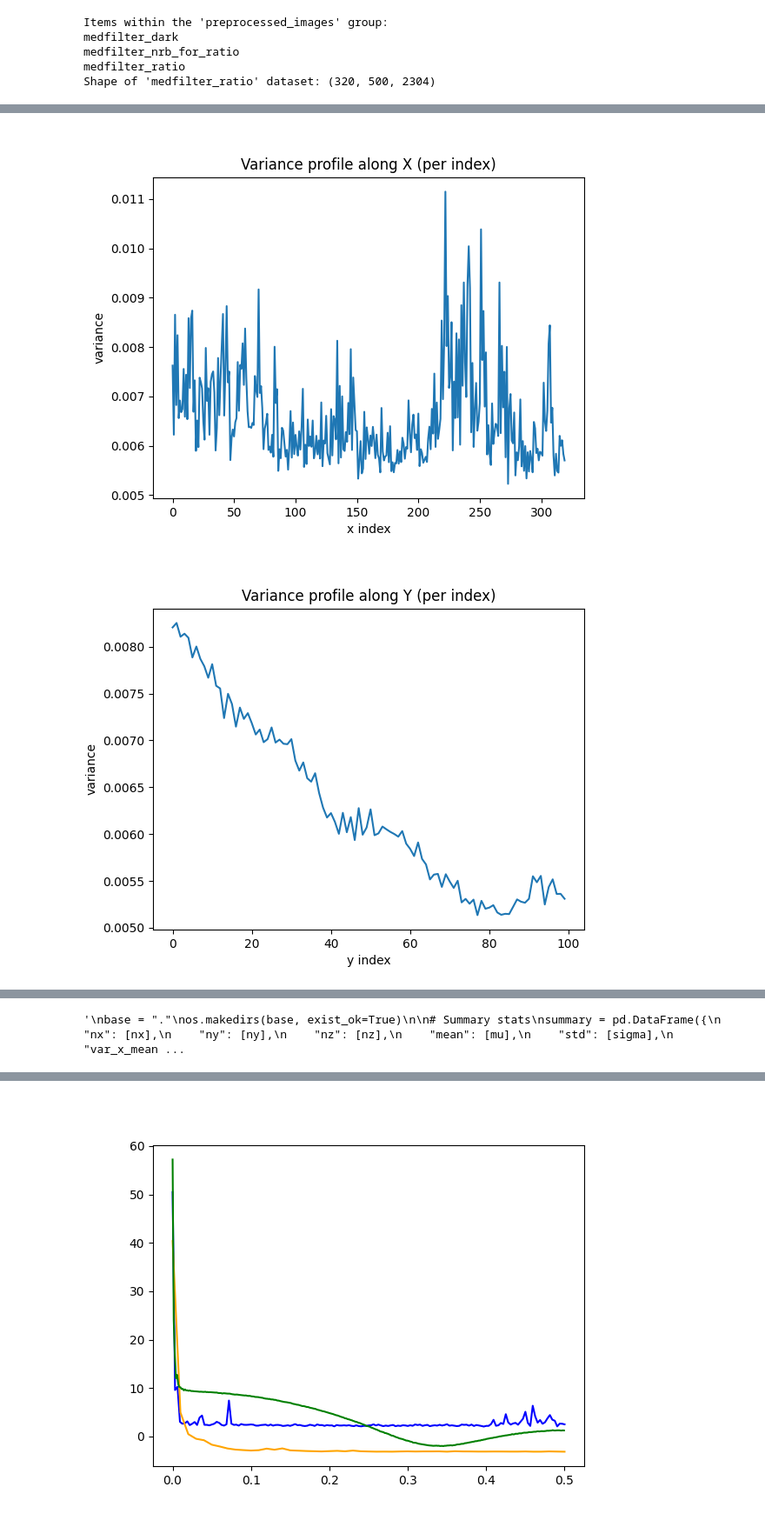
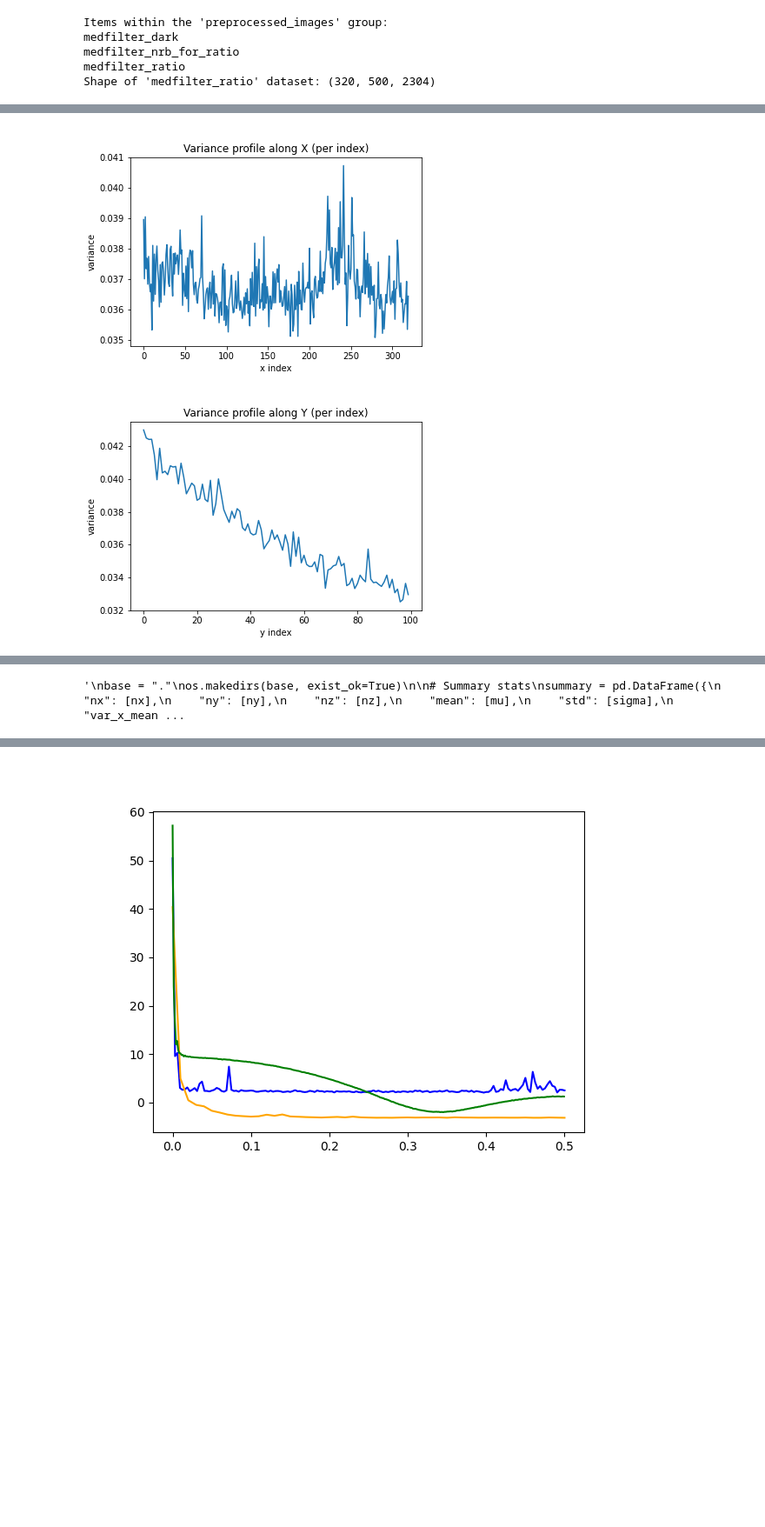
Before and after one commit to hxu-256/BCARS_N2N, a Jupyter notebook: denoise/noise_characterization.ipynb, the cells around one changed output, grey strips where cells are left out. Shown at 87% size. Saved outputs shown, nothing was run; the diff lists cells and outputs as text; code cells hidden in the pictures; blank space fills up the shorter version.

```diff
--- a/denoise/noise_characterization.ipynb
+++ b/denoise/noise_characterization.ipynb
@@ -8,7 +8,7 @@ from crikit.preprocess.denoise import SVDDecompose, SVDRecompose
 from crikit.cri.kk import KramersKronig
 from crikit.cri.error_correction import PhaseErrCorrectALS
 # %%
-DATA_FOLDER = "."
+DATA_FOLDER = "../data"
 filename = "preprocessed_medfilter_05072025_NR_dhs-3-gfp_AD_03.h5"
 f = h5py.File(os.path.join(DATA_FOLDER,filename), 'r')
 # Access the group
@@ -23,7 +23,7 @@ ratio = f['preprocessed_images/medfilter_ratio']
 
 # Print the shape of the extracted dataset
 print("Shape of 'medfilter_ratio' dataset:", ratio.shape)
-attrs = get_attrs_dset(filename, 'preprocessed_images/medfilter_ratio')
+attrs = get_attrs_dset(f, 'preprocessed_images/medfilter_ratio')
 # %% [output]
 Items within the 'preprocessed_images' group:
 medfilter_dark
@@ -44,7 +44,7 @@ wn = 1/converted_nm - 1/probe
 # %%
 
 # Select wn values between 400 and 1800
-wn_mask = (wn >= 400) & (wn <= 1800)
+wn_mask = (wn >= 400) & (wn <= 3400)
 wn_selected = wn[wn_mask]
 indices = np.where(wn_mask)[0]
 ratio_selected = ratio[:, :, indices]
@@ -138,7 +138,7 @@ def ensure_img() -> np.ndarray:
     cube = ar + stripe
     return cube
 
-def variance_profiles(cube: np.ndarray) -> Tuple[np.ndarray, np.ndarray, np.ndarray]:
+def  variance_profiles(cube: np.ndarray) -> Tuple[np.ndarray, np.ndarray, np.ndarray]:
     var_x = np.var(cube, axis=(1,2))
     var_y = np.var(cube, axis=(0,2))
     var_z = np.var(cube, axis=(0,1))
@@ -275,7 +275,7 @@ plt.ylabel("variance")
 plt.show()
 
 plt.figure()
-plt.plot(var_z)
+plt.plot(wn_selected, var_z)
 plt.title("Variance profile along Z (per index)")
 plt.xlabel("z index")
 plt.ylabel("variance")
@@ -362,32 +362,32 @@ summary.to_csv(summary_csv, index=False)
 
 # ACF CSVs
 acf_x_csv = save_csv(os.path.join(base, "acf_x.csv"), ["lag", "acf"], np.vstack([lags_x, acf_x]).T if acf_x.size else np.zeros((0,2)))
 acf_y_csv = save_csv(os.path.join(base, "acf_y.csv"), ["lag", "acf"], np.vstack([lags_y, acf_y]).T if acf_y.size else np.zeros((0,2)))
 acf_z_csv = save_csv(os.path.join(base, "acf_z.csv"), ["lag", "acf"], np.vstack([lags_z, acf_z]).T if acf_z.size else np.zeros((0,2)))
 
 # PSD CSVs
 psd_x_csv = save_csv(os.path.join(base, "psd_x.csv"), ["freq", "power"], np.vstack([freq_x, psd_x]).T)
 psd_y_csv = save_csv(os.path.join(base, "psd_y.csv"), ["freq", "power"], np.vstack([freq_y, psd_y]).T)
 psd_z_csv = save_csv(os.path.join(base, "psd_z.csv"), ["freq", "power"], np.vstack([freq_z, psd_z]).T)
 
 # SVD CSV
 svd_csv = save_csv(os.path.join(base, "svd_singular_values.csv"), ["component", "singular_value"], np.vstack([np.arange(1, len(svals)+1), svals]).T)
 
 # Print download links
 links = {
     "summary_stats.csv": summary_csv,
     "acf_x.csv": acf_x_csv,
     "acf_y.csv": acf_y_csv,
     "acf_z.csv": acf_z_csv,
     "psd_x.csv": psd_x_csv,
     "psd_y.csv": psd_y_csv,
     "psd_z.csv": psd_z_csv,
     "svd_singular_values.csv": svd_csv,
 }
 
 for name, path in links.items():
     print(f"{name}: sandbox:{path}")
 """
 # %% [output]
-[figure, old version]
+[figure, new version]
-[figure, old version]
+[figure, new version]
```
Also changed, not shown: parts of 5 cells of this notebook, 7 other files.
